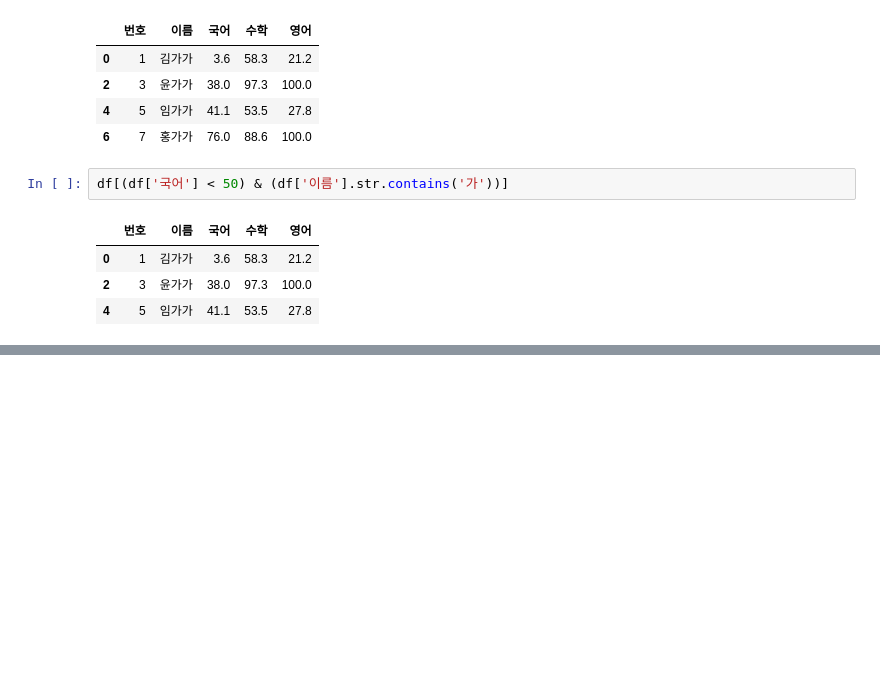
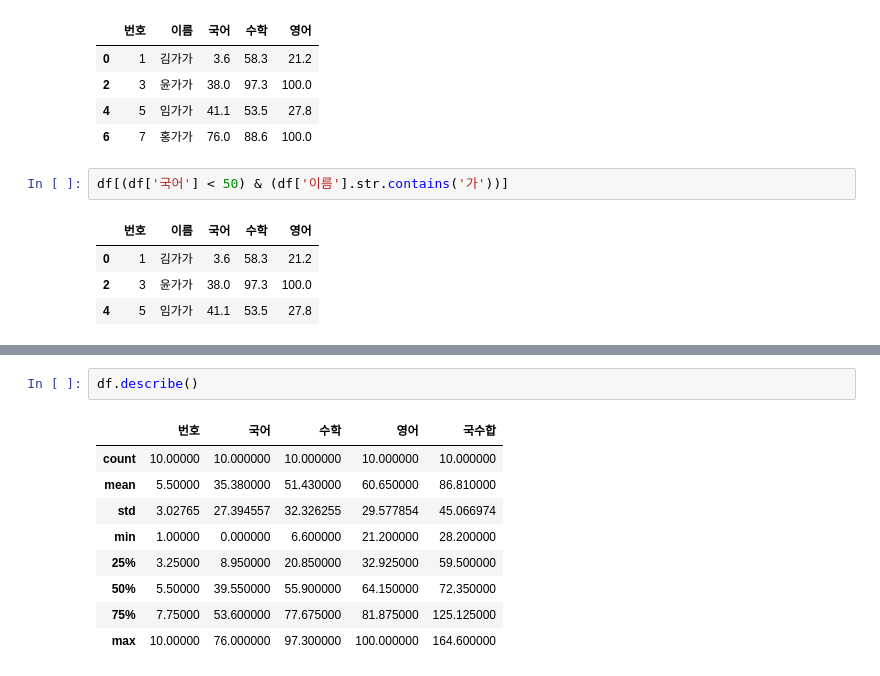
Before and after one commit to urous3814/Sorabol-SharingCamp, a Jupyter notebook: 09/06/Colab.ipynb, the cells around one changed output, grey strips where cells are left out. Drawn from its saved outputs; the diff is of its cells as text; blank space fills up the shorter version.

```diff
--- a/09/06/Colab.ipynb
+++ b/09/06/Colab.ipynb
@@ -369,0 +438,12 @@ df[(df['국어'] < 50) & (df['이름'].str.contains('가'))]
+# %%
+df.describe()
+# %% [output]
+|  | 번호 | 국어 | 수학 | 영어 | 국수합 |
+| count | 10.00000 | 10.000000 | 10.000000 | 10.000000 | 10.000000 |
+| mean | 5.50000 | 35.380000 | 51.430000 | 60.650000 | 86.810000 |
+| std | 3.02765 | 27.394557 | 32.326255 | 29.577854 | 45.066974 |
+| min | 1.00000 | 0.000000 | 6.600000 | 21.200000 | 28.200000 |
+| 25% | 3.25000 | 8.950000 | 20.850000 | 32.925000 | 59.500000 |
+| 50% | 5.50000 | 39.550000 | 55.900000 | 64.150000 | 72.350000 |
+| 75% | 7.75000 | 53.600000 | 77.675000 | 81.875000 | 125.125000 |
+| max | 10.00000 | 76.000000 | 97.300000 | 100.000000 | 164.600000 |
```
Also changed, not shown: parts of 13 cells of this notebook.
